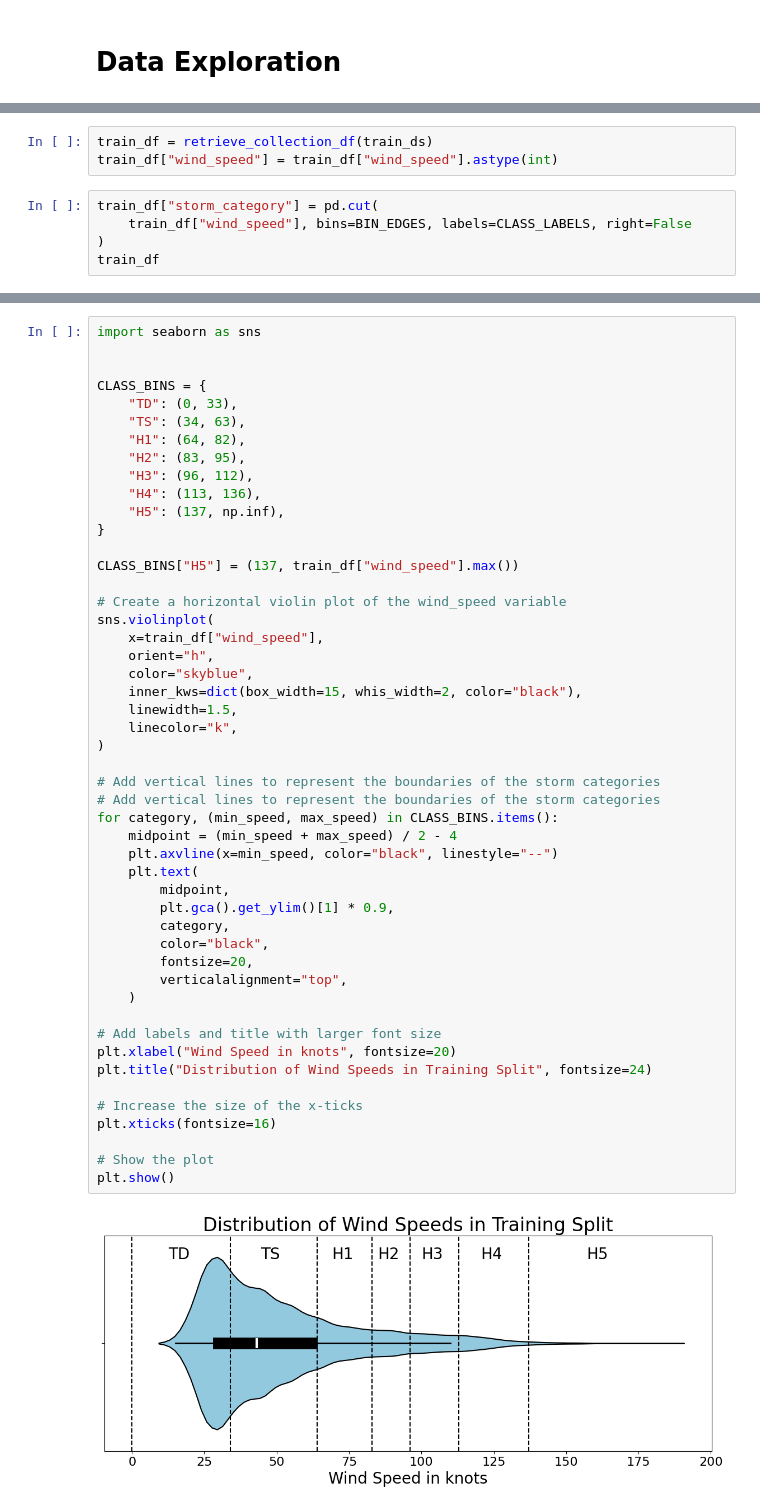
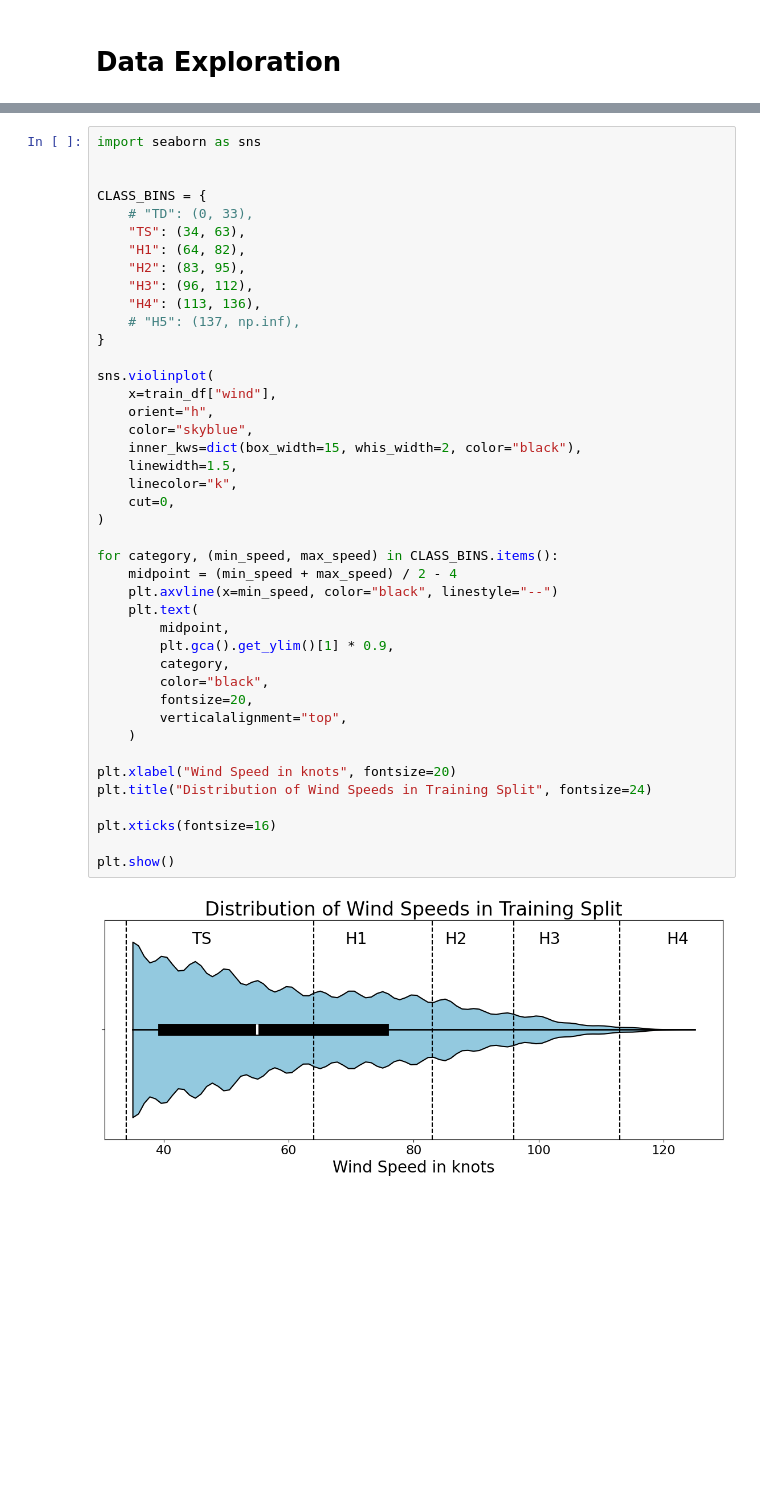
Before and after one commit to nilsleh/tropical_cyclone_uq, a Jupyter notebook: src/results_tropical.ipynb, the cells around one changed output, grey strips where cells are left out. Cells and saved outputs as stored; diff of their text form; blank space fills up the shorter version.

```diff
--- a/src/results_tropical.ipynb
+++ b/src/results_tropical.ipynb
@@ -2500,11 +2770,3 @@ def retrieve_collection_df(ds):
     df = parallel_process(items, ds, num_processes)
 
     return df
-# %%
-train_df = retrieve_collection_df(train_ds)
-train_df["wind_speed"] = train_df["wind_speed"].astype(int)
-# %%
-train_df["storm_category"] = pd.cut(
-    train_df["wind_speed"], bins=BIN_EDGES, labels=CLASS_LABELS, right=False
-)
-train_df
@@ -2527,49 +2795,42 @@ import seaborn as sns
 
 
 CLASS_BINS = {
-    "TD": (0, 33),
+    # "TD": (0, 33),
     "TS": (34, 63),
     "H1": (64, 82),
     "H2": (83, 95),
     "H3": (96, 112),
     "H4": (113, 136),
-    "H5": (137, np.inf),
+    # "H5": (137, np.inf),
 }
 
-CLASS_BINS["H5"] = (137, train_df["wind_speed"].max())
-
-# Create a horizontal violin plot of the wind_speed variable
 sns.violinplot(
-    x=train_df["wind_speed"],
+    x=train_df["wind"],
     orient="h",
     color="skyblue",
     inner_kws=dict(box_width=15, whis_width=2, color="black"),
     linewidth=1.5,
     linecolor="k",
+    cut=0,
 )
 
-# Add vertical lines to represent the boundaries of the storm categories
-# Add vertical lines to represent the boundaries of the storm categories
 for category, (min_speed, max_speed) in CLASS_BINS.items():
     midpoint = (min_speed + max_speed) / 2 - 4
     plt.axvline(x=min_speed, color="black", linestyle="--")
     plt.text(
         midpoint,
         plt.gca().get_ylim()[1] * 0.9,
         category,
         color="black",
         fontsize=20,
         verticalalignment="top",
     )
 
-# Add labels and title with larger font size
 plt.xlabel("Wind Speed in knots", fontsize=20)
 plt.title("Distribution of Wind Speeds in Training Split", fontsize=24)
 
-# Increase the size of the x-ticks
 plt.xticks(fontsize=16)
 
-# Show the plot
 plt.show()
 # %% [output]
-[figure, old version]
+[figure, new version]
```
Also changed, not shown: parts of 65 cells of this notebook, 3 other files.
